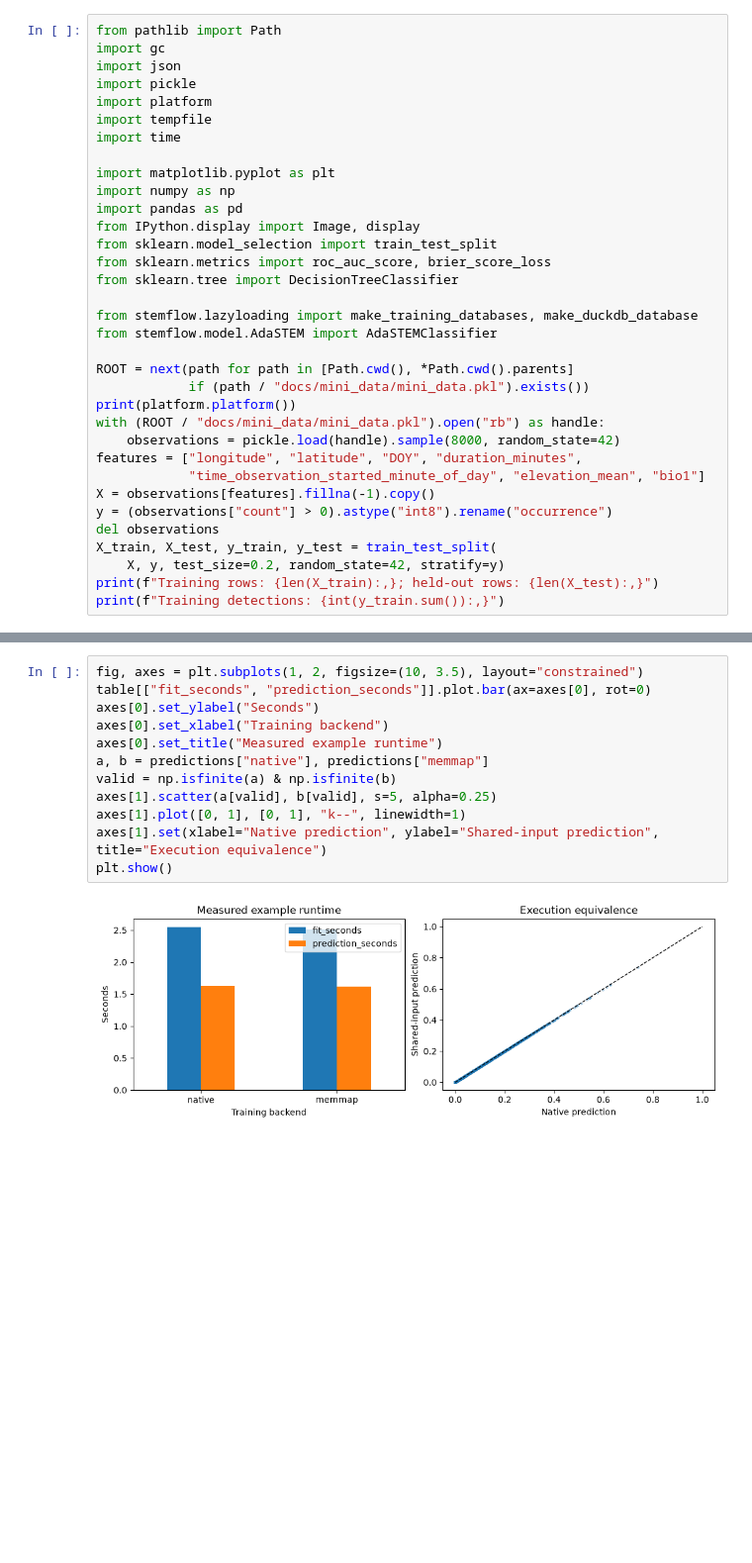
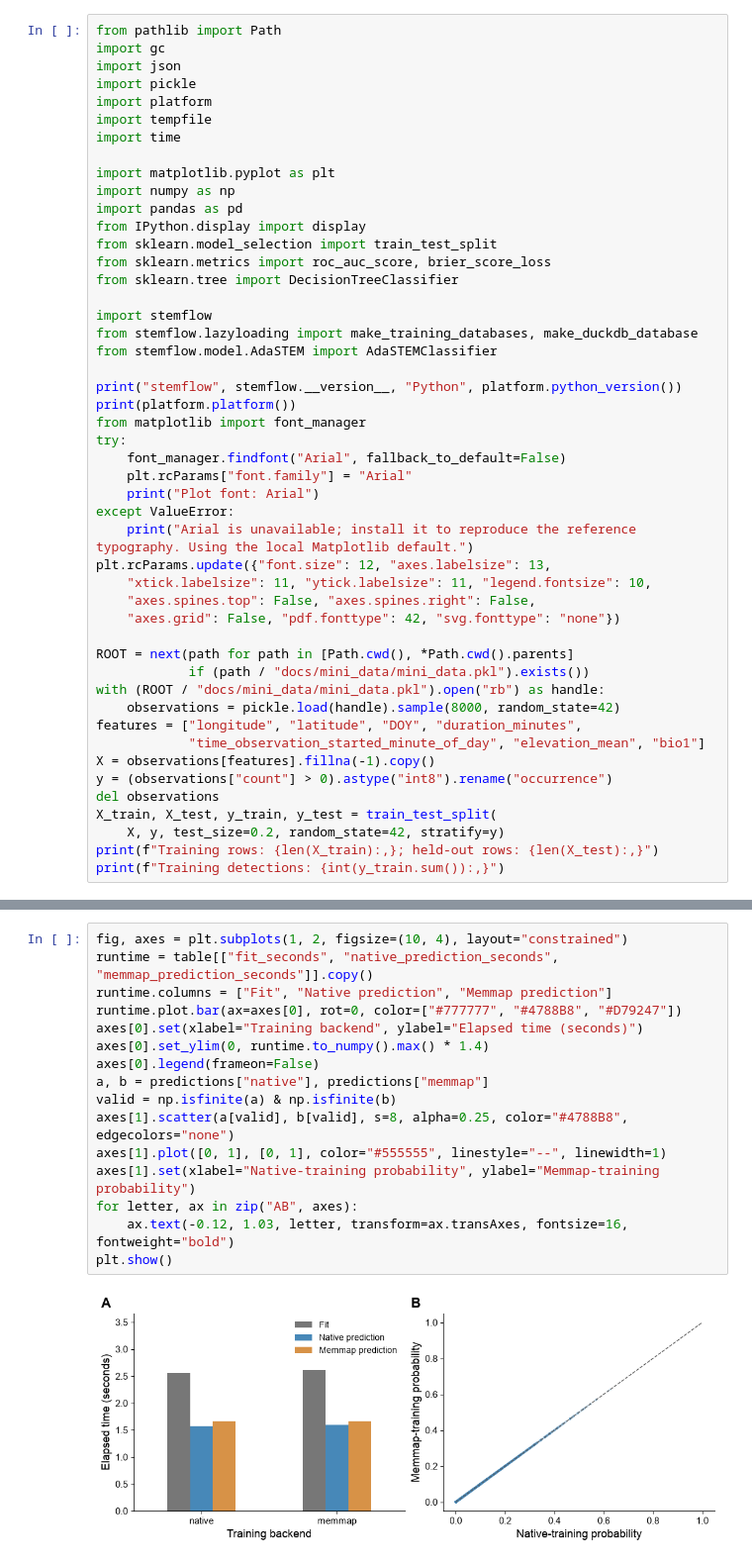
Before and after one commit to chenyangkang/stemflow, a Jupyter notebook: docs/Examples/10.Execution_and_memory.ipynb, the cells around one changed output, grey strips where cells are left out. Shown at 99% size. Saved outputs shown, nothing was run; the diff lists cells and outputs as text; blank space fills up the shorter version.

Commit message:
Refresh 2.0 API reference and execute notebook examples

```diff
--- a/docs/Examples/10.Execution_and_memory.ipynb
+++ b/docs/Examples/10.Execution_and_memory.ipynb
@@ -16,17 +16,31 @@ import time
 import matplotlib.pyplot as plt
 import numpy as np
 import pandas as pd
-from IPython.display import Image, display
+from IPython.display import display
 from sklearn.model_selection import train_test_split
 from sklearn.metrics import roc_auc_score, brier_score_loss
 from sklearn.tree import DecisionTreeClassifier
 
+import stemflow
 from stemflow.lazyloading import make_training_databases, make_duckdb_database
 from stemflow.model.AdaSTEM import AdaSTEMClassifier
 
+print("stemflow", stemflow.__version__, "Python", platform.python_version())
+print(platform.platform())
+from matplotlib import font_manager
+try:
+    font_manager.findfont("Arial", fallback_to_default=False)
+    plt.rcParams["font.family"] = "Arial"
+    print("Plot font: Arial")
+except ValueError:
+    print("Arial is unavailable; install it to reproduce the reference typography. Using the local Matplotlib default.")
+plt.rcParams.update({"font.size": 12, "axes.labelsize": 13,
+    "xtick.labelsize": 11, "ytick.labelsize": 11, "legend.fontsize": 10,
+    "axes.spines.top": False, "axes.spines.right": False,
+    "axes.grid": False, "pdf.fonttype": 42, "svg.fonttype": "none"})
+
 ROOT = next(path for path in [Path.cwd(), *Path.cwd().parents]
             if (path / "docs/mini_data/mini_data.pkl").exists())
-print(platform.platform())
 with (ROOT / "docs/mini_data/mini_data.pkl").open("rb") as handle:
     observations = pickle.load(handle).sample(8000, random_state=42)
 features = ["longitude", "latitude", "DOY", "duration_minutes",
@@ -95,15 +156,19 @@ Predictions and missing-coverage positions match exactly.
 # %%
-fig, axes = plt.subplots(1, 2, figsize=(10, 3.5), layout="constrained")
-table[["fit_seconds", "prediction_seconds"]].plot.bar(ax=axes[0], rot=0)
-axes[0].set_ylabel("Seconds")
-axes[0].set_xlabel("Training backend")
-axes[0].set_title("Measured example runtime")
+fig, axes = plt.subplots(1, 2, figsize=(10, 4), layout="constrained")
+runtime = table[["fit_seconds", "native_prediction_seconds", "memmap_prediction_seconds"]].copy()
+runtime.columns = ["Fit", "Native prediction", "Memmap prediction"]
+runtime.plot.bar(ax=axes[0], rot=0, color=["#777777", "#4788B8", "#D79247"])
+axes[0].set(xlabel="Training backend", ylabel="Elapsed time (seconds)")
+axes[0].set_ylim(0, runtime.to_numpy().max() * 1.4)
+axes[0].legend(frameon=False)
 a, b = predictions["native"], predictions["memmap"]
 valid = np.isfinite(a) & np.isfinite(b)
-axes[1].scatter(a[valid], b[valid], s=5, alpha=0.25)
-axes[1].plot([0, 1], [0, 1], "k--", linewidth=1)
-axes[1].set(xlabel="Native prediction", ylabel="Shared-input prediction", title="Execution equivalence")
+axes[1].scatter(a[valid], b[valid], s=8, alpha=0.25, color="#4788B8", edgecolors="none")
+axes[1].plot([0, 1], [0, 1], color="#555555", linestyle="--", linewidth=1)
+axes[1].set(xlabel="Native-training probability", ylabel="Memmap-training probability")
+for letter, ax in zip("AB", axes):
+    ax.text(-0.12, 1.03, letter, transform=ax.transAxes, fontsize=16, fontweight="bold")
 plt.show()
 # %% [output]
-[figure, old version]
+[figure, new version]
 # %% [markdown]
```
Also changed, not shown: parts of 7 cells of this notebook, 11 other files.
